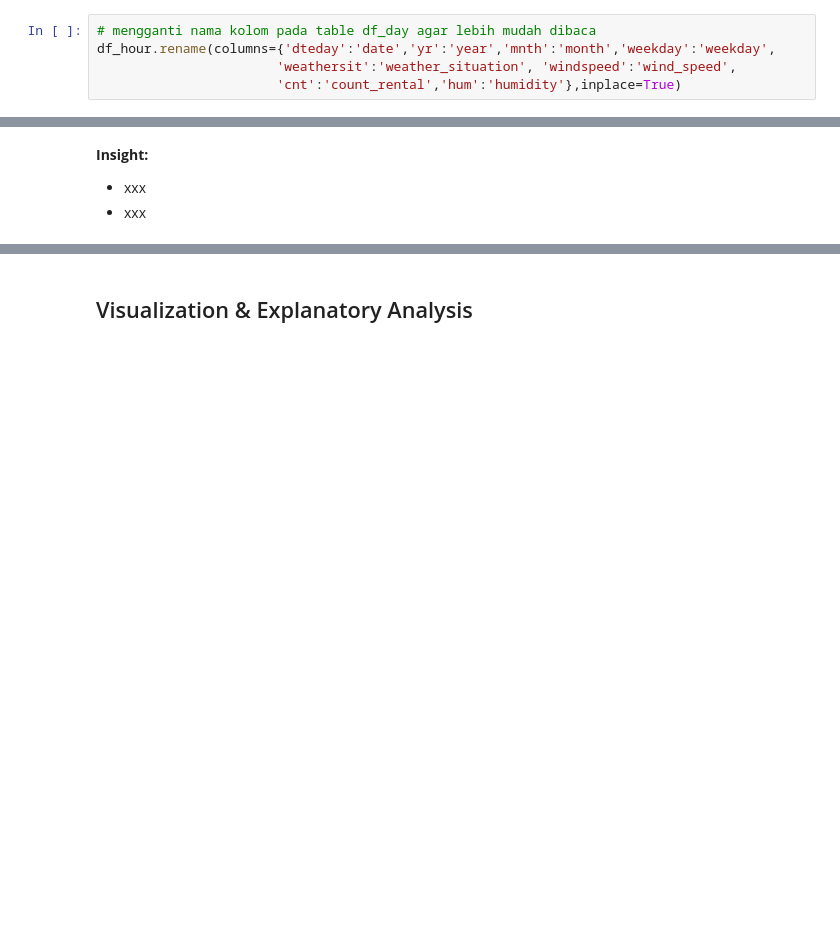
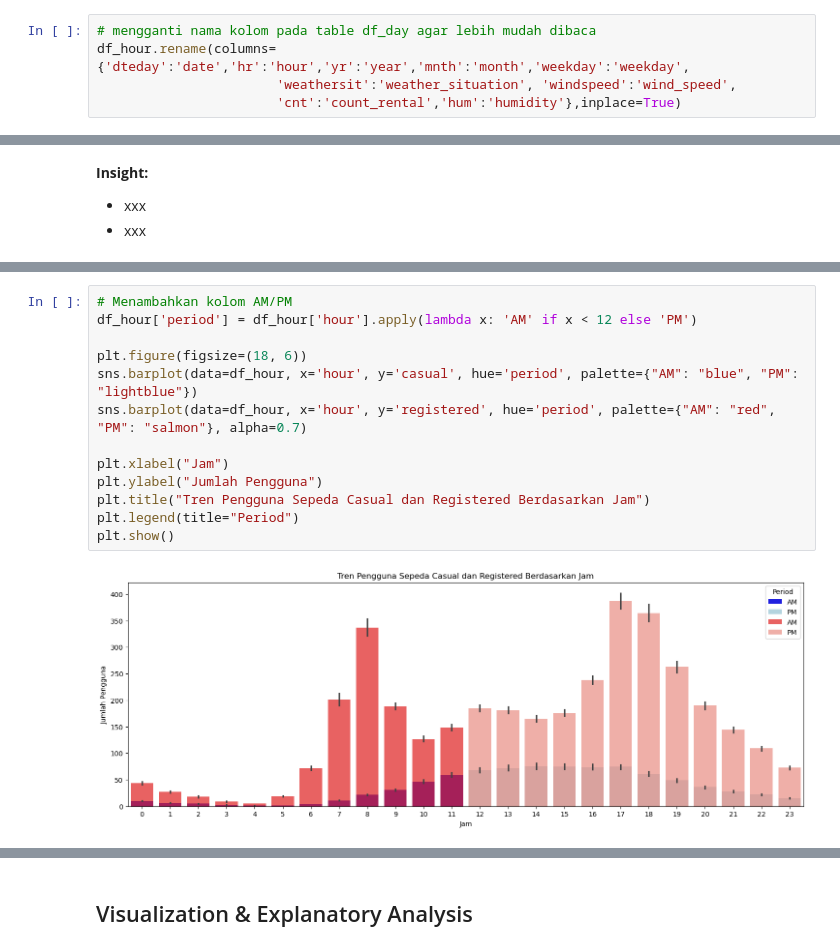
Before and after one commit to alouvre/BADDP_DicodingSubmission_ProyekAnalisisData, a Jupyter notebook: notebook.ipynb, the cells around one changed output, grey strips where cells are left out. Drawn from its saved outputs; the diff is of its cells as text; blank space fills up the shorter version.

```diff
--- a/notebook.ipynb
+++ b/notebook.ipynb
@@ -336,7 +349,7 @@ memory usage: 1.4 MB
 ##### Menghindari Kesalahan Interpretasi
 # %%
 # mengganti nama kolom pada table df_day agar lebih mudah dibaca
-df_hour.rename(columns={'dteday':'date','yr':'year','mnth':'month','weekday':'weekday',
+df_hour.rename(columns={'dteday':'date','hr':'hour','yr':'year','mnth':'month','weekday':'weekday',
                        'weathersit':'weather_situation', 'windspeed':'wind_speed',
                        'cnt':'count_rental','hum':'humidity'},inplace=True)
 # %%
@@ -428,0 +457,15 @@ KeyError: 'Column not found: cnt'
+# %%
+# Menambahkan kolom AM/PM
+df_hour['period'] = df_hour['hour'].apply(lambda x: 'AM' if x < 12 else 'PM')
+
+plt.figure(figsize=(18, 6))
+sns.barplot(data=df_hour, x='hour', y='casual', hue='period', palette={"AM": "blue", "PM": "lightblue"})
+sns.barplot(data=df_hour, x='hour', y='registered', hue='period', palette={"AM": "red", "PM": "salmon"}, alpha=0.7)
+
+plt.xlabel("Jam")
+plt.ylabel("Jumlah Pengguna")
+plt.title("Tren Pengguna Sepeda Casual dan Registered Berdasarkan Jam")
+plt.legend(title="Period")
+plt.show()
+# %% [output]
+[figure, added]
```
Also changed, not shown: parts of 16 cells of this notebook, 2 other files.
